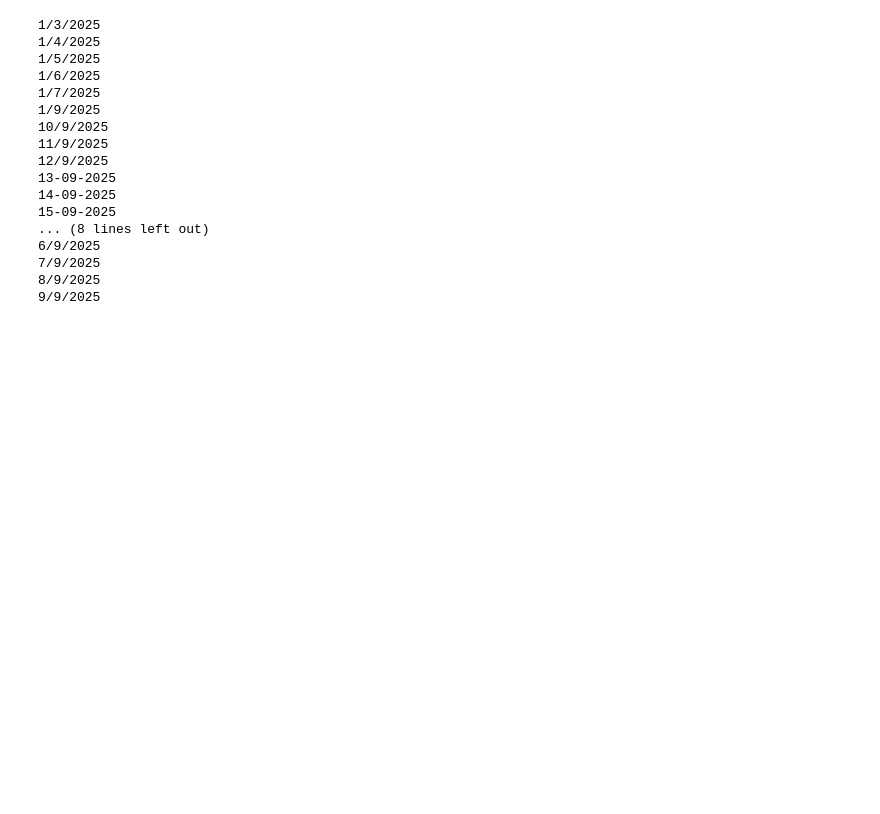
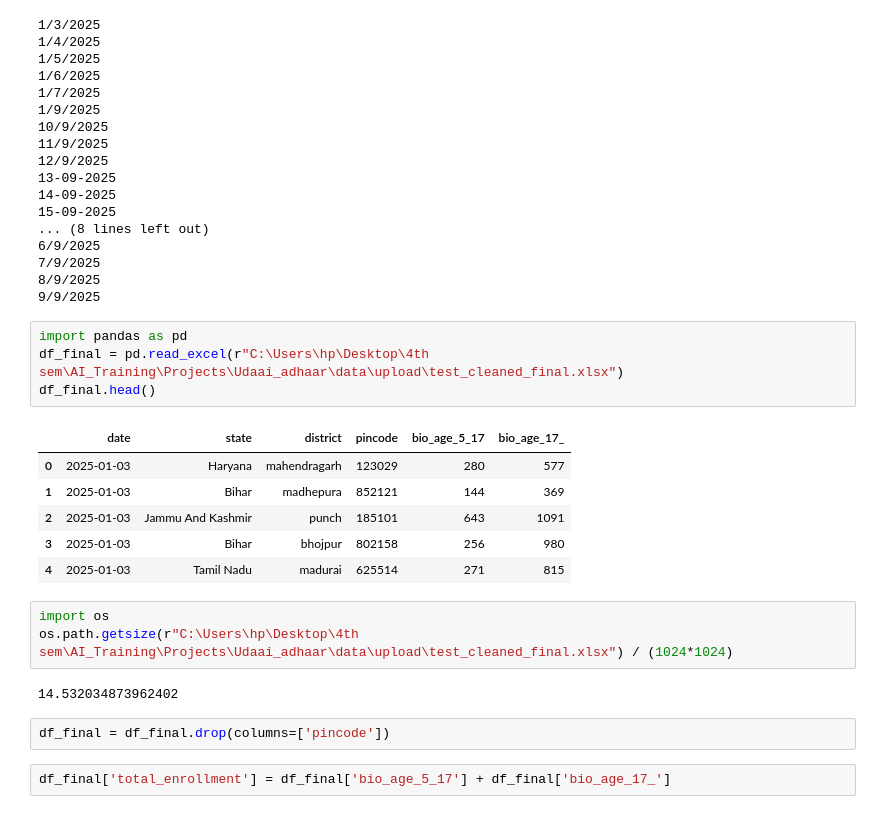
Before and after one commit to hyusa97/aadhaar_enrollment_forecasting, a Jupyter notebook: notebooks/data_extraction.ipynb, the cells around one changed output. Cells and saved outputs as stored; diff of their text form; blank space fills up the shorter version.

```diff
--- a/notebooks/data_extraction.ipynb
+++ b/notebooks/data_extraction.ipynb
@@ -149,3 +149,23 @@ pd.reset_option('display.max_rows')
 7/9/2025
 8/9/2025
 9/9/2025
+# %%
+import pandas as pd
+df_final = pd.read_excel(r"C:\Users\hp\Desktop\4th sem\AI_Training\Projects\Udaai_adhaar\data\upload\test_cleaned_final.xlsx")
+df_final.head()
+# %% [output]
+|  | date | state | district | pincode | bio_age_5_17 | bio_age_17_ |
+| 0 | 2025-01-03 | Haryana | mahendragarh | 123029 | 280 | 577 |
+| 1 | 2025-01-03 | Bihar | madhepura | 852121 | 144 | 369 |
+| 2 | 2025-01-03 | Jammu And Kashmir | punch | 185101 | 643 | 1091 |
+| 3 | 2025-01-03 | Bihar | bhojpur | 802158 | 256 | 980 |
+| 4 | 2025-01-03 | Tamil Nadu | madurai | 625514 | 271 | 815 |
+# %%
+import os
+os.path.getsize(r"C:\Users\hp\Desktop\4th sem\AI_Training\Projects\Udaai_adhaar\data\upload\test_cleaned_final.xlsx") / (1024*1024)
+# %% [output]
+14.532034873962402
+# %%
+df_final = df_final.drop(columns=['pincode'])
+# %%
+df_final['total_enrollment'] = df_final['bio_age_5_17'] + df_final['bio_age_17_']
```
Also changed, not shown: parts of 4 cells of this notebook, 2 other files.
